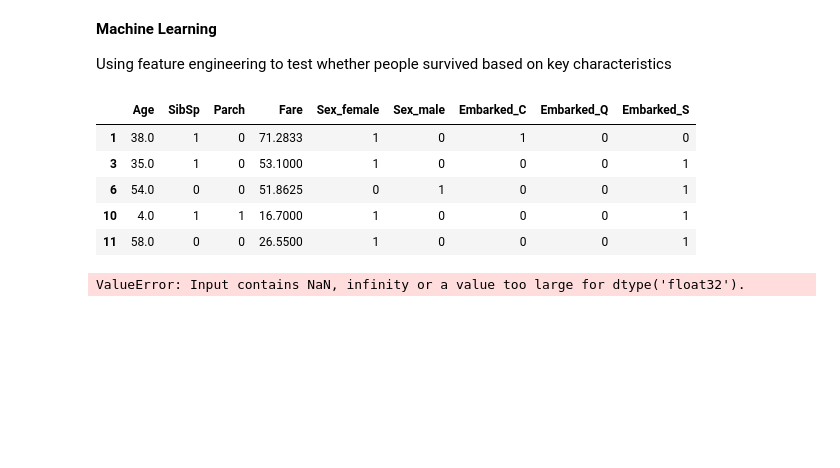
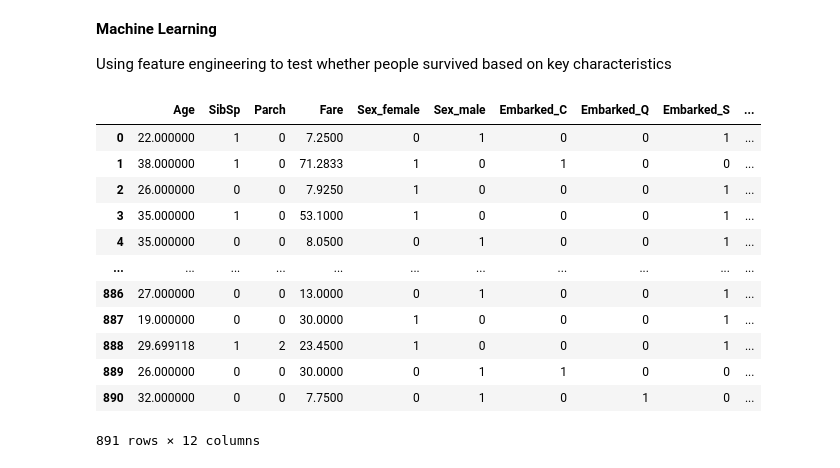
Before and after one commit to cf-low/Machine-Learning, a Jupyter notebook: Titanic/Titanic.ipynb, the cells around one changed output. Drawn from its saved outputs; the diff is of its cells as text; code cells hidden in the pictures; blank space fills up the shorter version.

```diff
--- a/Titanic/Titanic.ipynb
+++ b/Titanic/Titanic.ipynb
@@ -35,33 +50,42 @@ for c in ax.containers:
+# %%
+for i in [training_data, test_data]:
+    a = i[["Pclass", "Fare"]].groupby("Pclass").mean()
+    i.Fare= i.Fare.fillna(i.Pclass.map(dict(a["Fare"])))
+
+training_data["Pclass"] = training_data["Pclass"].astype(str)
+test_data["Pclass"] = test_data["Pclass"].astype(str)
 # %% [markdown]
 **Machine Learning**
 
 Using feature engineering to test whether people survived based on key characteristics
 # %%
-training_data = training_data.dropna(axis=0)
 target = training_data["Survived"]
-features = ["Sex", "Age", "SibSp", "Parch", "Fare", "Embarked"]
+features = ["Sex", "Age", "SibSp", "Parch", "Fare", "Embarked", "Pclass"]
 
 train_X = pd.get_dummies(training_data[features])
 test_X = pd.get_dummies(test_data[features])
 
-
-train_X.head()
+train_X
 # %% [output]
-|  | Age | SibSp | Parch | Fare | Sex_female | Sex_male | Embarked_C | Embarked_Q | Embarked_S |
-| 1 | 38.0 | 1 | 0 | 71.2833 | 1 | 0 | 1 | 0 | 0 |
-| 3 | 35.0 | 1 | 0 | 53.1000 | 1 | 0 | 0 | 0 | 1 |
-| 6 | 54.0 | 0 | 0 | 51.8625 | 0 | 1 | 0 | 0 | 1 |
-| 10 | 4.0 | 1 | 1 | 16.7000 | 1 | 0 | 0 | 0 | 1 |
-| 11 | 58.0 | 0 | 0 | 26.5500 | 1 | 0 | 0 | 0 | 1 |
+|  | Age | SibSp | Parch | Fare | Sex_female | Sex_male | Embarked_C | Embarked_Q | Embarked_S | ... |
+| 0 | 22.000000 | 1 | 0 | 7.2500 | 0 | 1 | 0 | 0 | 1 | ... |
+| 1 | 38.000000 | 1 | 0 | 71.2833 | 1 | 0 | 1 | 0 | 0 | ... |
+| 2 | 26.000000 | 0 | 0 | 7.9250 | 1 | 0 | 0 | 0 | 1 | ... |
+| 3 | 35.000000 | 1 | 0 | 53.1000 | 1 | 0 | 0 | 0 | 1 | ... |
+| 4 | 35.000000 | 0 | 0 | 8.0500 | 0 | 1 | 0 | 0 | 1 | ... |
+| ... | ... | ... | ... | ... | ... | ... | ... | ... | ... | ... |
+| 886 | 27.000000 | 0 | 0 | 13.0000 | 0 | 1 | 0 | 0 | 1 | ... |
+| 887 | 19.000000 | 0 | 0 | 30.0000 | 1 | 0 | 0 | 0 | 1 | ... |
+| 888 | 29.699118 | 1 | 2 | 23.4500 | 1 | 0 | 0 | 0 | 1 | ... |
+| 889 | 26.000000 | 0 | 0 | 30.0000 | 0 | 1 | 1 | 0 | 0 | ... |
+| 890 | 32.000000 | 0 | 0 | 7.7500 | 0 | 1 | 0 | 1 | 0 | ... |
+891 rows × 12 columns
 # %%
-from sklearn.ensemble import RandomForestRegressor
+from sklearn.ensemble import RandomForestClassifier
 
-
-forest_model = RandomForestRegressor(random_state=1)
+forest_model = RandomForestClassifier(random_state=1, n_estimators=100)
 forest_model.fit(train_X, target)
-prediction = forest_model.predict(test_X)
+prediction = forest_model.predict(test_X).astype(int)
 
 prediction = pd.DataFrame({'PassengerId': test_data["PassengerId"],'Survived':prediction})
 prediction.to_csv("submission.csv", mode="w+", index=False)
-# %% [output]
-ValueError: Input contains NaN, infinity or a value too large for dtype('float32').
```
Also changed, not shown: parts of 4 cells of this notebook, 1 other file.
